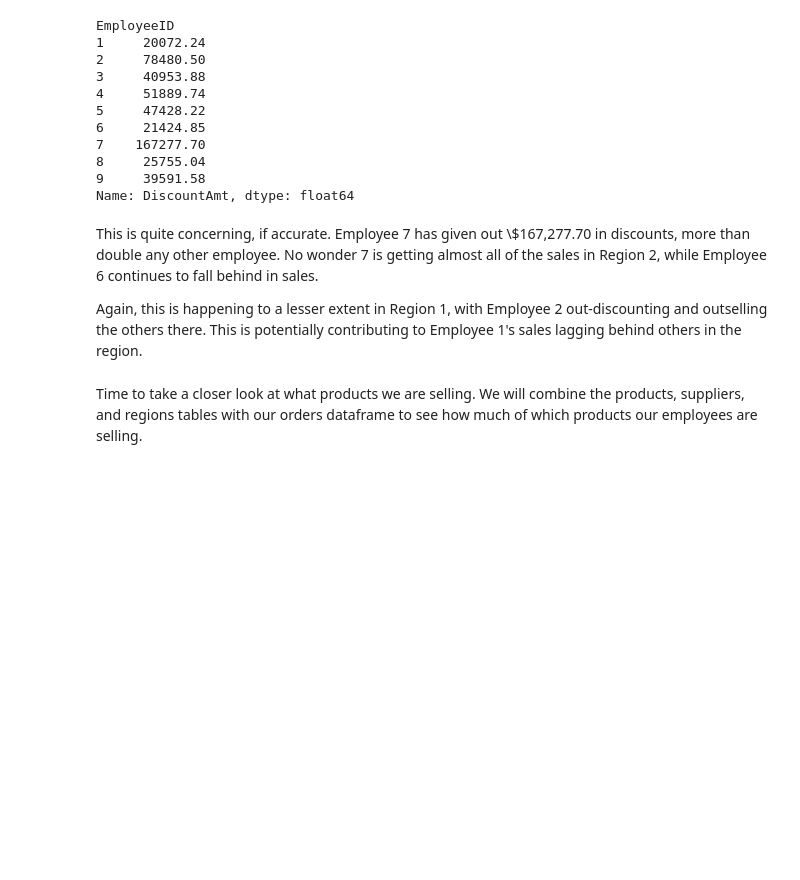
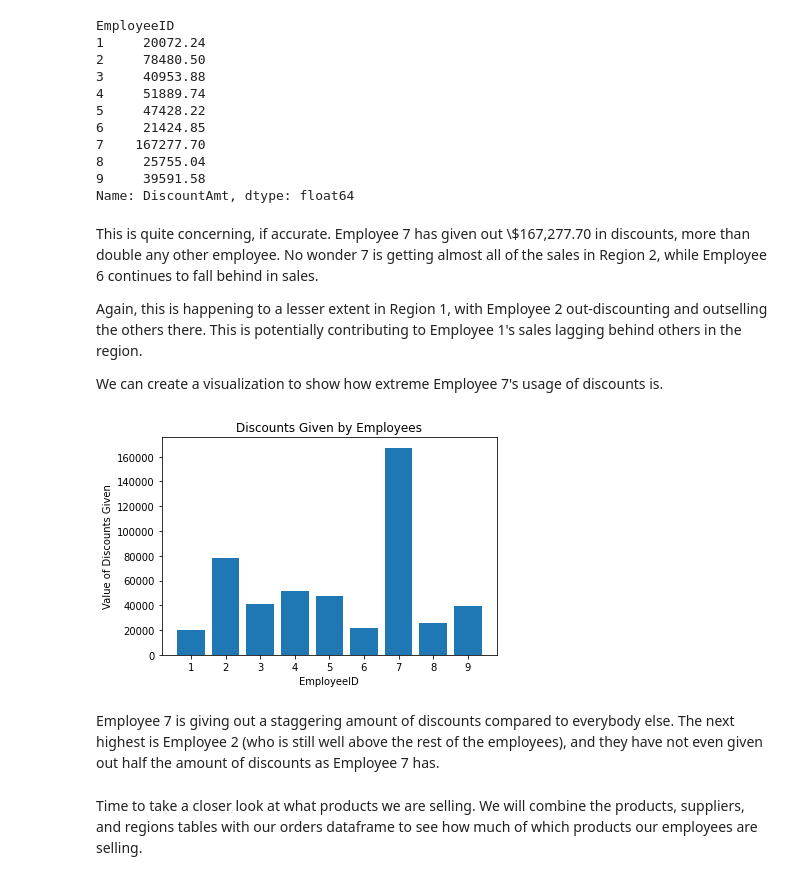
Before and after one commit to cdonahu/ST590-Project-2, a Jupyter notebook: Part2-SQLiteDatabase.ipynb, the cells around one changed output. Drawn from its saved outputs; the diff is of its cells as text; code cells hidden in the pictures; blank space fills up the shorter version.

```diff
--- a/Part2-SQLiteDatabase.ipynb
+++ b/Part2-SQLiteDatabase.ipynb
@@ -591,6 +620,25 @@ Name: DiscountAmt, dtype: float64
 This is quite concerning, if accurate. Employee 7 has given out \\$167,277.70 in discounts, more than double any other employee. No wonder 7 is getting almost all of the sales in Region 2, while Employee 6 continues to fall behind in sales.
 
 Again, this is happening to a lesser extent in Region 1, with Employee 2 out-discounting and outselling the others there. This is potentially contributing to Employee 1's sales lagging behind others in the region.
+
+We can create a visualization to show how extreme Employee 7's usage of discounts is.
+# %%
+# saving data to be used in graph
+discounts = orders2.groupby("EmployeeID")["DiscountAmt"].sum()
+
+# creating bar chart
+emps = [x for x in range(1,10)]
+plt.bar(x = emps, height = discounts)
+plt.xticks(emps)
+plt.xlabel("EmployeeID")
+plt.ylabel("Value of Discounts Given")
+plt.title("Discounts Given by Employees")
+plt.show()
+plt.close()
+# %% [output]
+[figure, added]
+# %% [markdown]
+Employee 7 is giving out a staggering amount of discounts compared to everybody else. The next highest is Employee 2 (who is still well above the rest of the employees), and they have not even given out half the amount of discounts as Employee 7 has.
 # %% [markdown]
 Time to take a closer look at what products we are selling. We will combine the products, suppliers, and regions tables with our orders dataframe to see how much of which products our employees are selling.
 # %%
```
Also changed, not shown: parts of 17 cells of this notebook.
